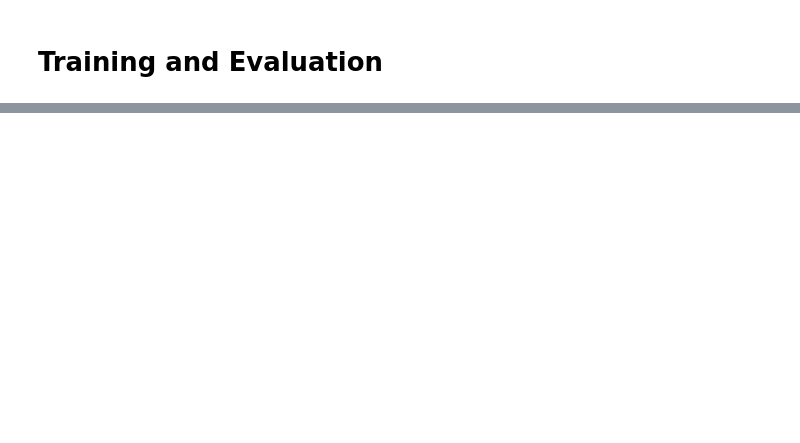
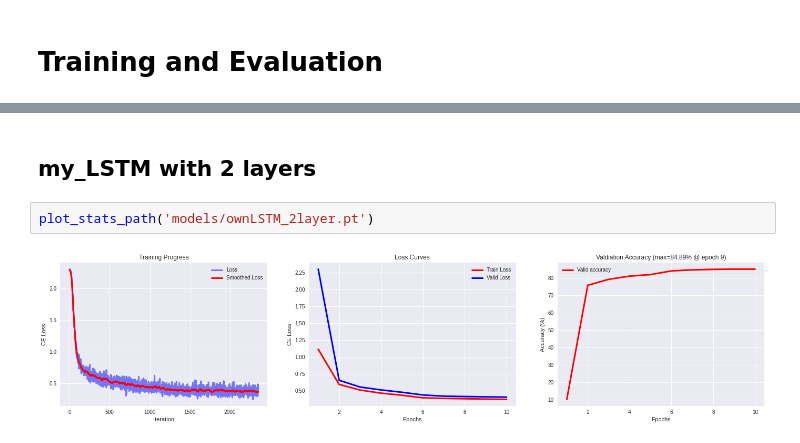
Before and after one commit to bsen/Lab-Vision-Systems, a Jupyter notebook: assignment_05/exercise5.ipynb, the cells around one changed output, grey strips where cells are left out. Drawn from its saved outputs; the diff is of its cells as text; blank space fills up the shorter version.

```diff
--- a/assignment_05/exercise5.ipynb
+++ b/assignment_05/exercise5.ipynb
@@ -231,0 +360,6 @@ train_loss, val_loss, loss_iters, valid_acc = train_lstm(
+# %% [markdown]
+## my_LSTM with 2 layers
+# %%
+plot_stats_path('models/ownLSTM_2layer.pt')
+# %% [output]
+[figure, added]
```
Also changed, not shown: parts of 35 cells of this notebook, 3 other files.
